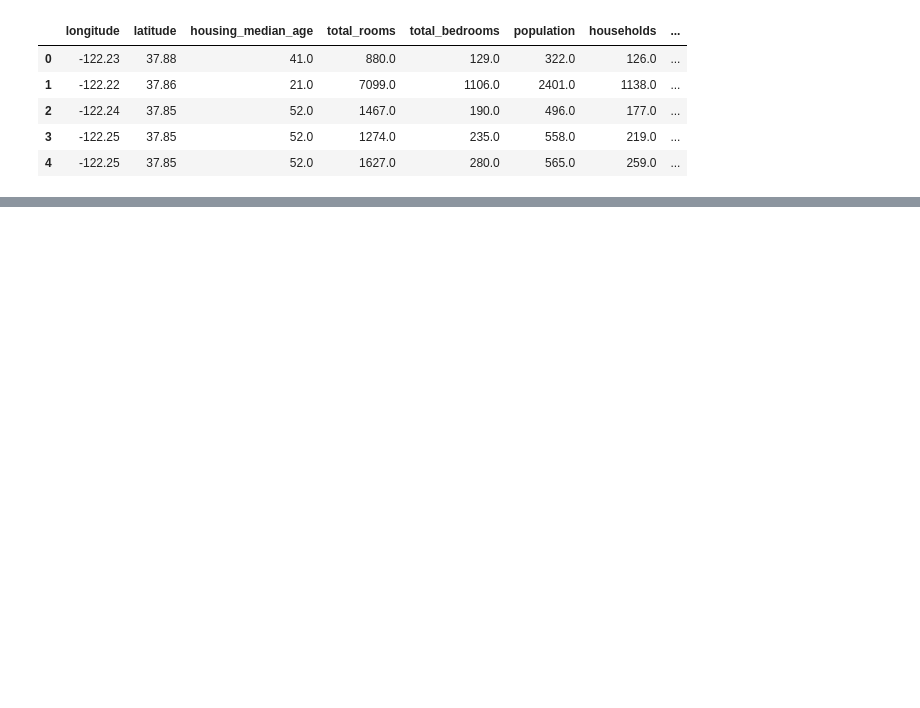
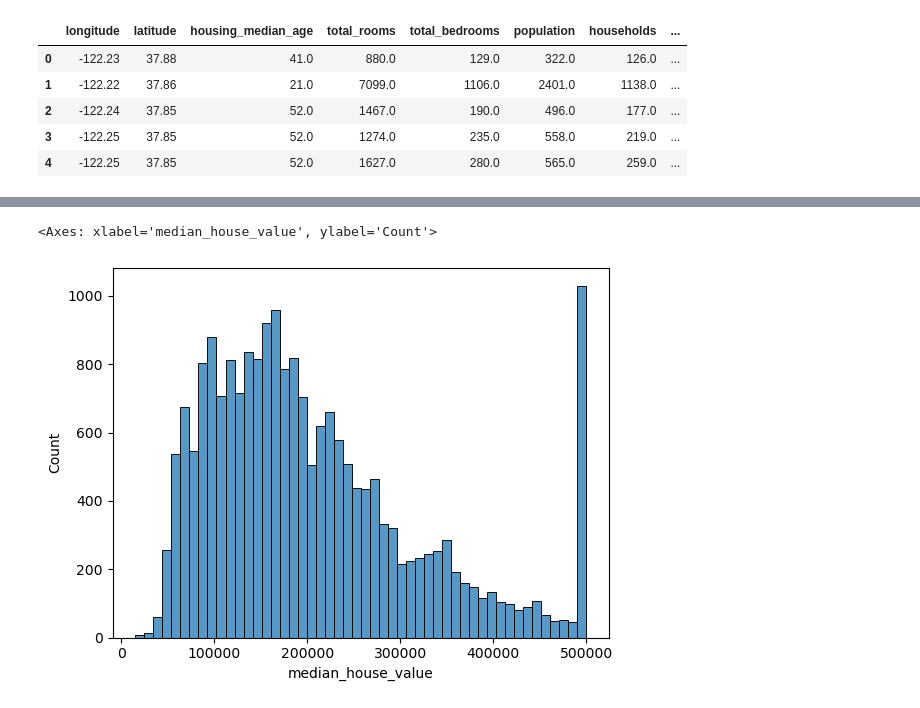
Before and after one commit to sam47-asfaw/ml_zoomcamp, a Jupyter notebook: 02-regression/HW2_regression.ipynb, the cells around one changed output, grey strips where cells are left out. Saved outputs shown, nothing was run; the diff lists cells and outputs as text; code cells hidden in the pictures; blank space fills up the shorter version.

```diff
--- a/02-regression/HW2_regression.ipynb
+++ b/02-regression/HW2_regression.ipynb
@@ -14,0 +42,5 @@ df.head(5)
+# %%
+sns.histplot(df['median_house_value'], bins=50)
+# %% [output]
+<Axes: xlabel='median_house_value', ylabel='Count'>
+[figure, added]
```
Also changed, not shown: parts of 14 cells of this notebook.
